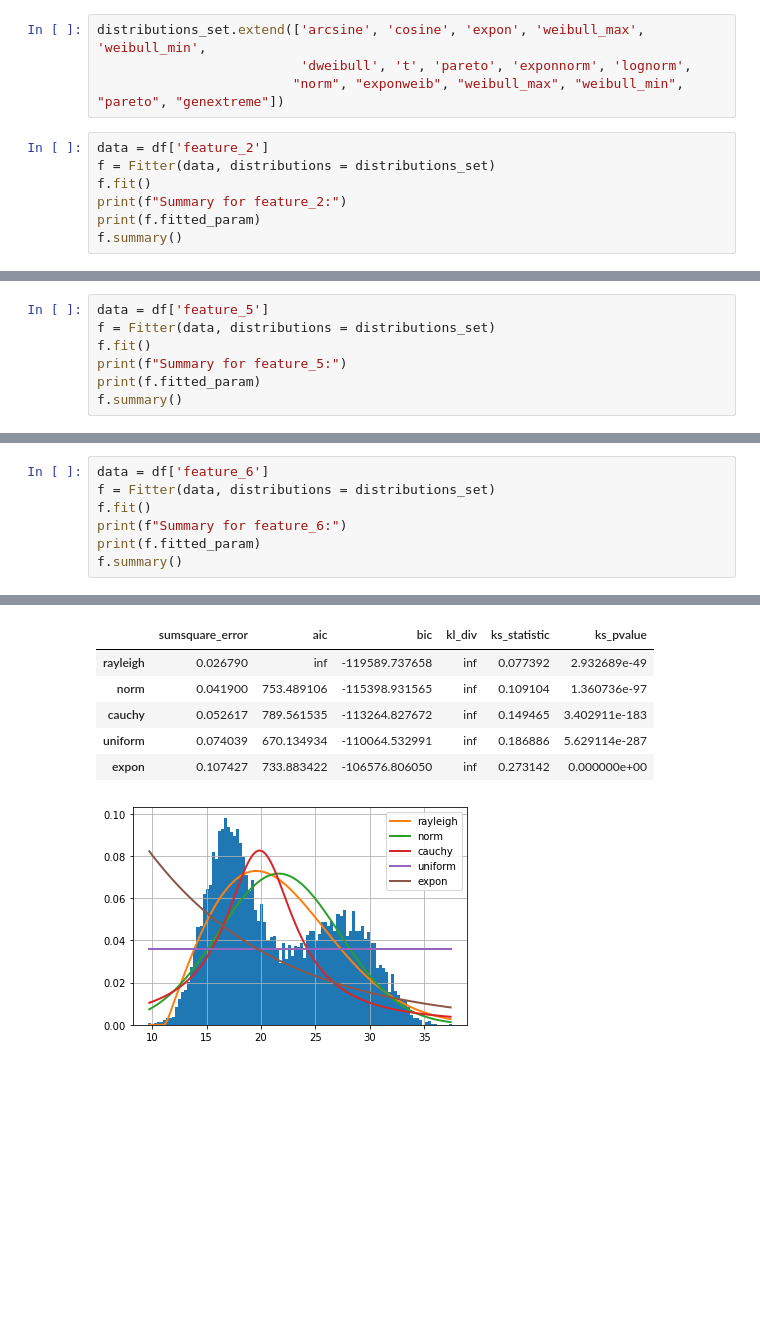
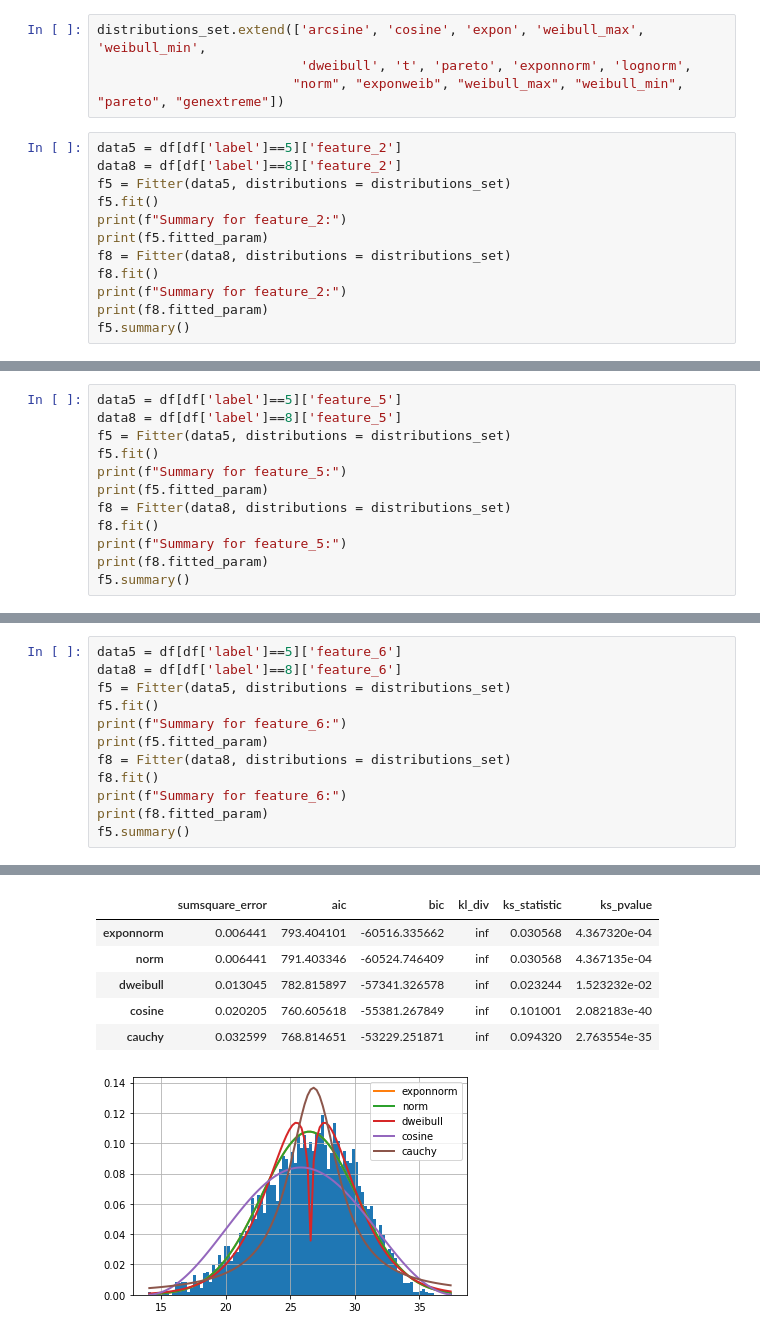
Before and after one commit to jnshzk/CCM_project, a Jupyter notebook: distributions-Fitter.ipynb, the cells around one changed output, grey strips where cells are left out. Cells and saved outputs as stored; diff of their text form; blank space fills up the shorter version.

Commit message:
Visualising distributions with Fitter library diff distributions for 5 and 8

```diff
--- a/distributions-Fitter.ipynb
+++ b/distributions-Fitter.ipynb
@@ -40,12 +40,17 @@ distributions_set.extend(['arcsine', 'cosine', 'expon', 'weibull_max', 'weibull_
                           'dweibull', 't', 'pareto', 'exponnorm', 'lognorm',
                          "norm", "exponweib", "weibull_max", "weibull_min", "pareto", "genextreme"])
 # %%
-data = df['feature_2']
-f = Fitter(data, distributions = distributions_set)
-f.fit()
+data5 = df[df['label']==5]['feature_2']
+data8 = df[df['label']==8]['feature_2']
+f5 = Fitter(data5, distributions = distributions_set)
+f5.fit()
 print(f"Summary for feature_2:")
-print(f.fitted_param)
-f.summary()
+print(f5.fitted_param)
+f8 = Fitter(data8, distributions = distributions_set)
+f8.fit()
+print(f"Summary for feature_2:")
+print(f8.fitted_param)
+f5.summary()
 # %% [output]
 SKIPPED exponpow distribution (taking more than 30 seconds)
 SKIPPED gamma distribution (taking more than 30 seconds)
@@ -86,8 +124,13 @@ Summary for feature_4:
 # %%
-data = df['feature_5']
-f = Fitter(data, distributions = distributions_set)
-f.fit()
+data5 = df[df['label']==5]['feature_5']
+data8 = df[df['label']==8]['feature_5']
+f5 = Fitter(data5, distributions = distributions_set)
+f5.fit()
 print(f"Summary for feature_5:")
-print(f.fitted_param)
-f.summary()
+print(f5.fitted_param)
+f8 = Fitter(data8, distributions = distributions_set)
+f8.fit()
+print(f"Summary for feature_5:")
+print(f8.fitted_param)
+f5.summary()
 # %% [output]
@@ -105,8 +162,13 @@ Summary for feature_5:
 # %%
-data = df['feature_6']
-f = Fitter(data, distributions = distributions_set)
-f.fit()
+data5 = df[df['label']==5]['feature_6']
+data8 = df[df['label']==8]['feature_6']
+f5 = Fitter(data5, distributions = distributions_set)
+f5.fit()
 print(f"Summary for feature_6:")
-print(f.fitted_param)
-f.summary()
+print(f5.fitted_param)
+f8 = Fitter(data8, distributions = distributions_set)
+f8.fit()
+print(f"Summary for feature_6:")
+print(f8.fitted_param)
+f5.summary()
 # %% [output]
@@ -117,7 +181,7 @@ Summary for feature_6:
 |  | sumsquare_error | aic | bic | kl_div | ks_statistic | ks_pvalue |
-| rayleigh | 0.026790 | inf | -119589.737658 | inf | 0.077392 | 2.932689e-49 |
-| norm | 0.041900 | 753.489106 | -115398.931565 | inf | 0.109104 | 1.360736e-97 |
-| cauchy | 0.052617 | 789.561535 | -113264.827672 | inf | 0.149465 | 3.402911e-183 |
-| uniform | 0.074039 | 670.134934 | -110064.532991 | inf | 0.186886 | 5.629114e-287 |
-| expon | 0.107427 | 733.883422 | -106576.806050 | inf | 0.273142 | 0.000000e+00 |
+| exponnorm | 0.006441 | 793.404101 | -60516.335662 | inf | 0.030568 | 4.367320e-04 |
+| norm | 0.006441 | 791.403346 | -60524.746409 | inf | 0.030568 | 4.367135e-04 |
+| dweibull | 0.013045 | 782.815897 | -57341.326578 | inf | 0.023244 | 1.523232e-02 |
+| cosine | 0.020205 | 760.605618 | -55381.267849 | inf | 0.101001 | 2.082183e-40 |
+| cauchy | 0.032599 | 768.814651 | -53229.251871 | inf | 0.094320 | 2.763554e-35 |
-[figure, old version]
+[figure, new version]
```
Also changed, not shown: parts of 18 cells of this notebook.
